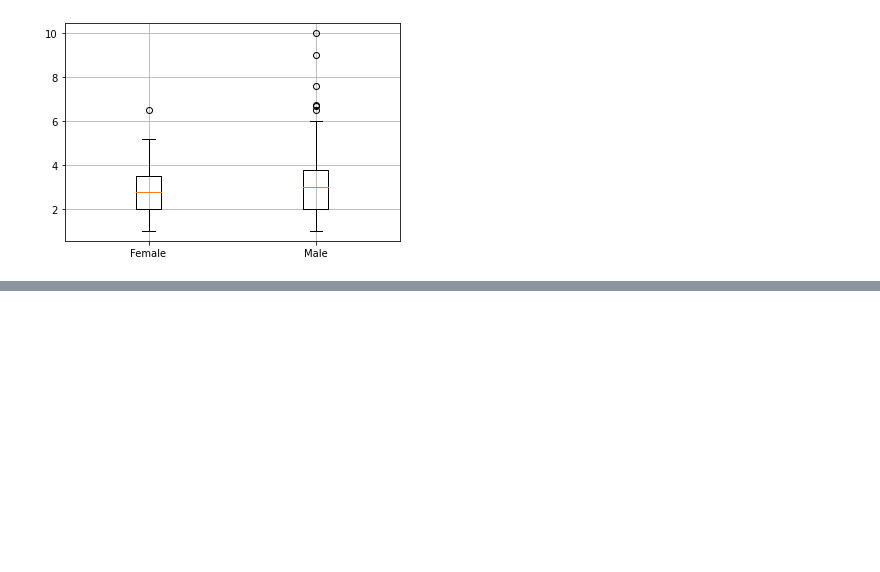
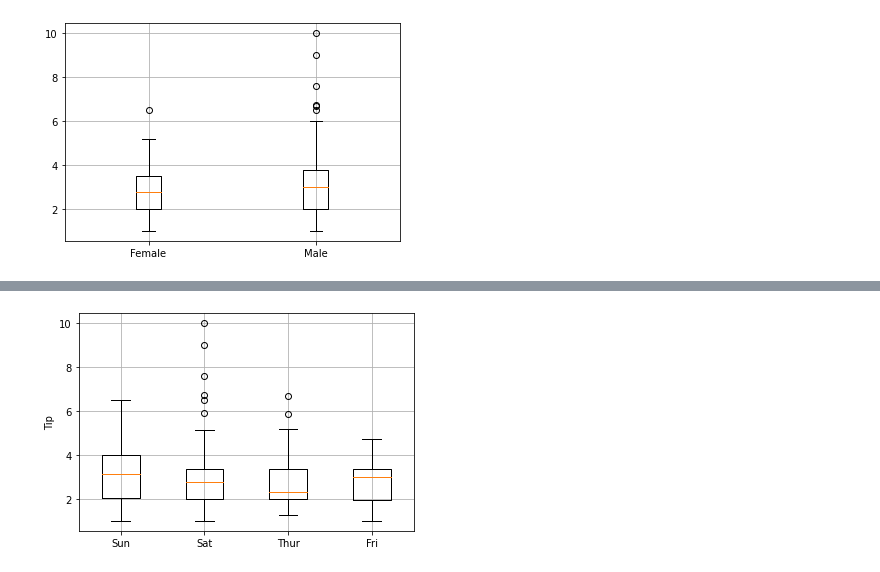
Before and after one commit to sejinseo/Itwill_Python, a Jupyter notebook: py21_matplotlib.ipynb, the cells around one changed output, grey strips where cells are left out. Drawn from its saved outputs; the diff is of its cells as text; code cells hidden in the pictures; blank space fills up the shorter version.

```diff
--- a/py21_matplotlib.ipynb
+++ b/py21_matplotlib.ipynb
@@ -246,0 +272,13 @@ plt.show()
+# %%
+tip_by_day = [] # 요일별 팁을 저장하기 위한 빈 리스트
+for d in days:
+    tip = tips[tips['day'] == d]['tip']
+    tip_by_day.append(tip)
+
+plt.boxplot(x=np.array(tip_by_day, dtype=object),
+            labels=days)
+plt.grid()
+plt.ylabel('Tip')
+plt.show()
+# %% [output]
+[figure, added]
```
Also changed, not shown: parts of 14 cells of this notebook.
